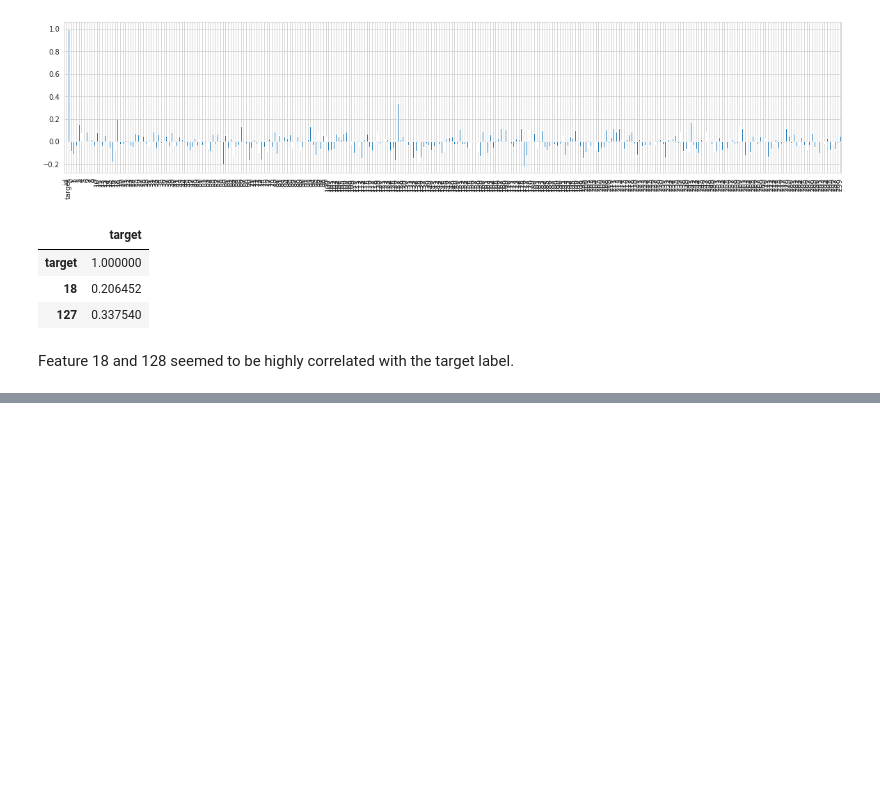
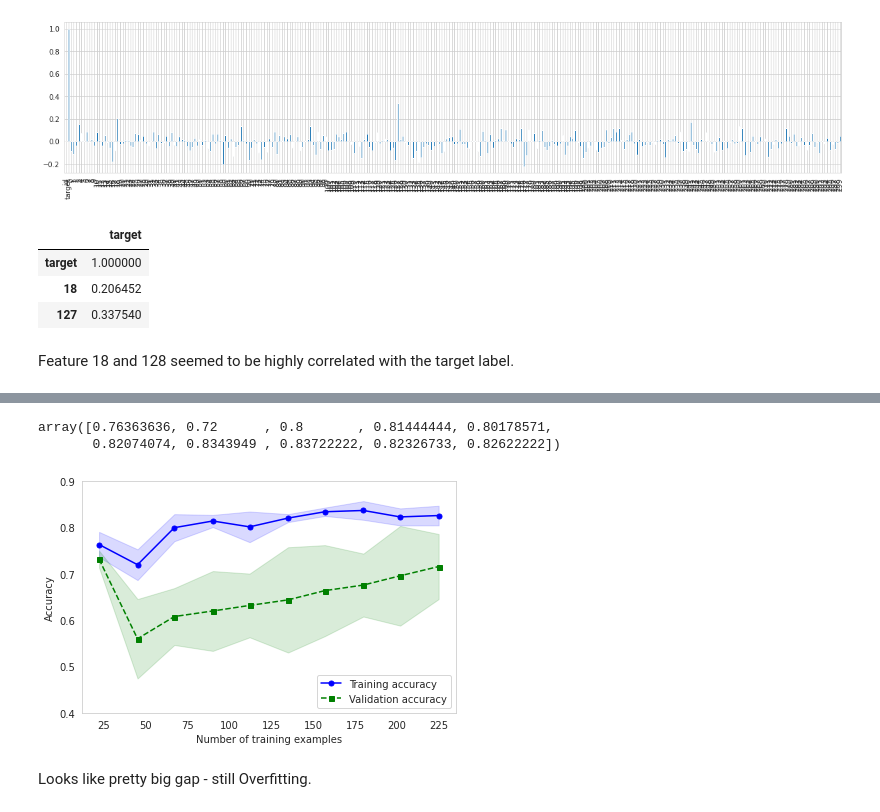
Before and after one commit to khoin-byte/kaggle-competitions, a Jupyter notebook: dont_overfit_2/dont-overfit-again.ipynb, the cells around one changed output, grey strips where cells are left out. Saved outputs shown, nothing was run; the diff lists cells and outputs as text; code cells hidden in the pictures; blank space fills up the shorter version.

Commit message:
added LR and learning curve to access overfitting

```diff
--- a/dont_overfit_2/dont-overfit-again.ipynb
+++ b/dont_overfit_2/dont-overfit-again.ipynb
@@ -109,0 +148,5 @@ Feature 18 and 128 seemed to be highly correlated with the target label.
+# %%
+# A lot of people are using logreg currently, let's try
+model = linear_model.LogisticRegression(class_weight='balanced', penalty='l1', C=0.1, solver='liblinear')
+model_train_eval(model,train_x,train_y,valid_x,valid_y)
+# X_train
@@ -109,0 +167,50 @@ Feature 18 and 128 seemed to be highly correlated with the target label.
+# %%
+from sklearn.model_selection import learning_curve
+train_sizes, train_scores, test_scores =\
+                learning_curve(estimator=model,
+                               X=X_train,
+                               y=y_train,
+                               train_sizes=np.linspace(0.1, 1.0, 10),
+                               cv=10,
+                               n_jobs=1)
+# %%
+train_mean = np.mean(train_scores, axis=1)
+train_std = np.std(train_scores, axis=1)
+test_mean = np.mean(test_scores, axis=1)
+test_std = np.std(test_scores, axis=1)
+train_mean
+# %% [output]
+array([0.76363636, 0.72      , 0.8       , 0.81444444, 0.80178571,
+       0.82074074, 0.8343949 , 0.83722222, 0.82326733, 0.82622222])
+# %%
+plt.plot(train_sizes, train_mean,
+         color='blue', marker='o',
+         markersize=5, label='Training accuracy')
+
+plt.fill_between(train_sizes,
+                 train_mean + train_std,
+                 train_mean - train_std,
+                 alpha=0.15, color='blue')
+
+plt.plot(train_sizes, test_mean,
+         color='green', linestyle='--',
+         marker='s', markersize=5,
+         label='Validation accuracy')
+
+plt.fill_between(train_sizes,
+                 test_mean + test_std,
+                 test_mean - test_std,
+                 alpha=0.15, color='green')
+
+plt.grid()
+plt.xlabel('Number of training examples')
+plt.ylabel('Accuracy')
+plt.legend(loc='lower right')
+plt.ylim([0.4, 0.9])
+plt.tight_layout()
+# plt.savefig('images/06_05.png', dpi=300)
+plt.show()
+# %% [output]
+[figure, added]
+# %% [markdown]
+Looks like pretty big gap - still Overfitting.
```
Also changed, not shown: parts of 4 cells of this notebook.
